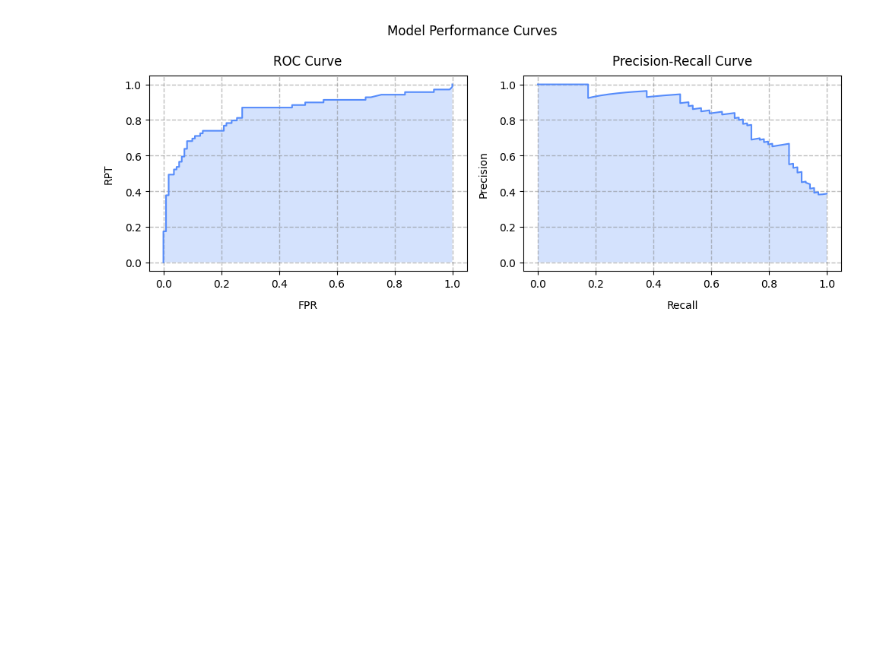
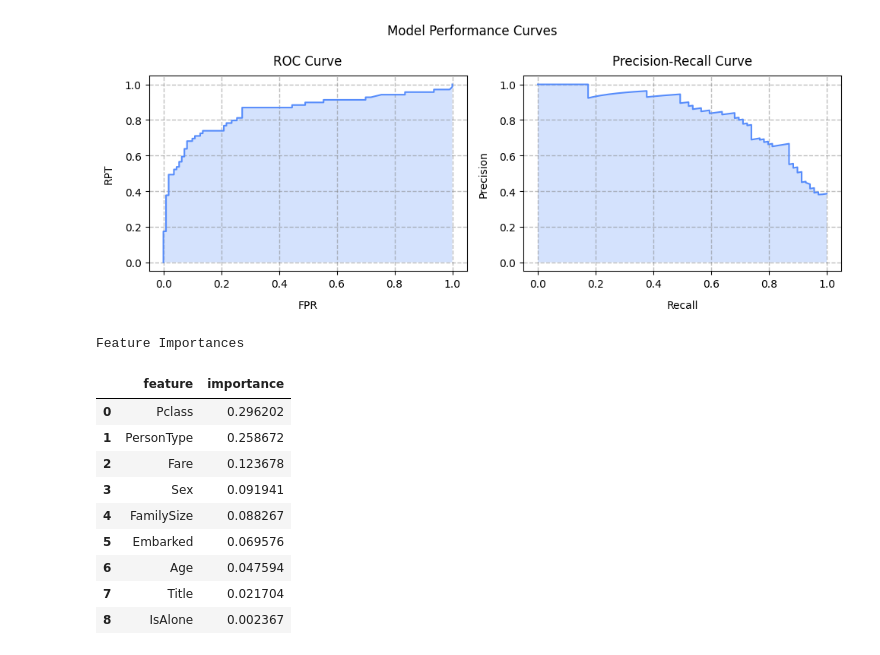
Before and after one commit to BogdanPinchuk/DataScience-PBY_HW17, a Jupyter notebook: Bohdan_Pinchuk_DS_HW17.ipynb, the cells around one changed output. Saved outputs shown, nothing was run; the diff lists cells and outputs as text; code cells hidden in the pictures; blank space fills up the shorter version.

```diff
--- a/Bohdan_Pinchuk_DS_HW17.ipynb
+++ b/Bohdan_Pinchuk_DS_HW17.ipynb
@@ -1223,3 +1223,31 @@ plt.tight_layout()
 plt.show()
 # %% [output]
 [figure]
+# %%
+import numpy as np
+import pandas as pd
+
+# Input data
+
+# Solution
+features = X_data.columns
+feature_importances = model.feature_importances_ / model.feature_importances_.sum()
+feature_importances_cum = np.cumsum(feature_importances)
+
+importances_df = (pd.DataFrame({"feature": features, "importance": feature_importances}).
+                  sort_values(by="importance", ascending=False, ignore_index=True))
+
+# Print results
+display(importances_df.style.set_caption("Feature Importances"))
+# %% [output]
+Feature Importances
+|  | feature | importance |
+| 0 | Pclass | 0.296202 |
+| 1 | PersonType | 0.258672 |
+| 2 | Fare | 0.123678 |
+| 3 | Sex | 0.091941 |
+| 4 | FamilySize | 0.088267 |
+| 5 | Embarked | 0.069576 |
+| 6 | Age | 0.047594 |
+| 7 | Title | 0.021704 |
+| 8 | IsAlone | 0.002367 |
```
Also changed, not shown: parts of 1 cell of this notebook, 1 other file.
